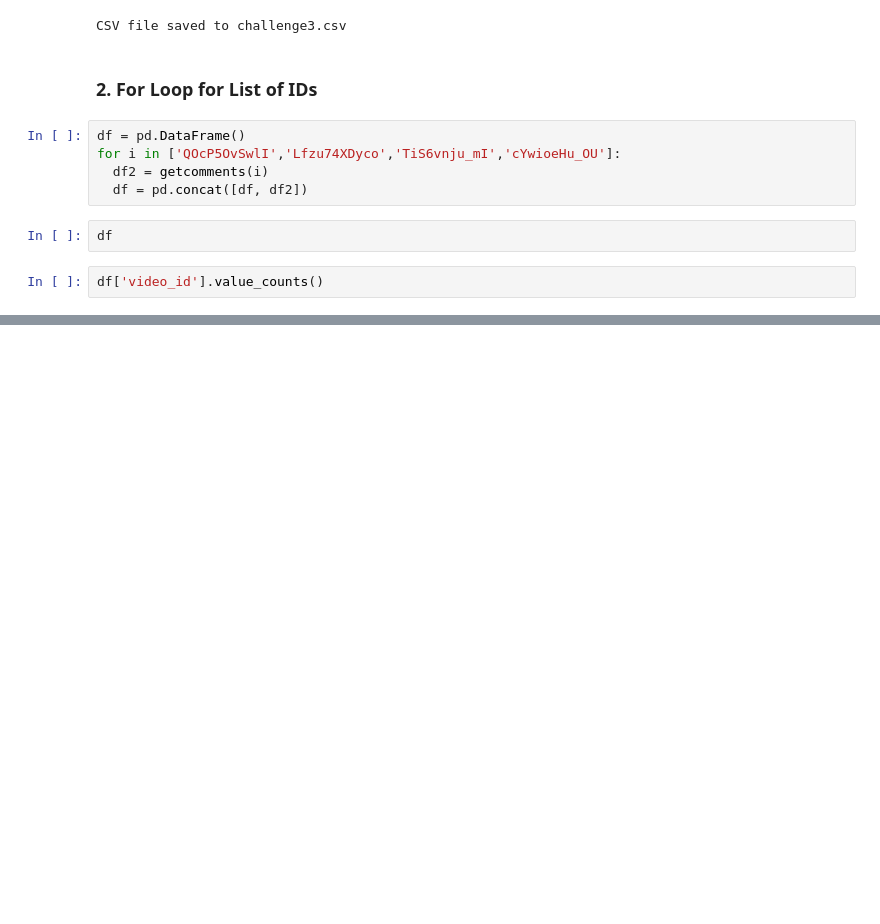
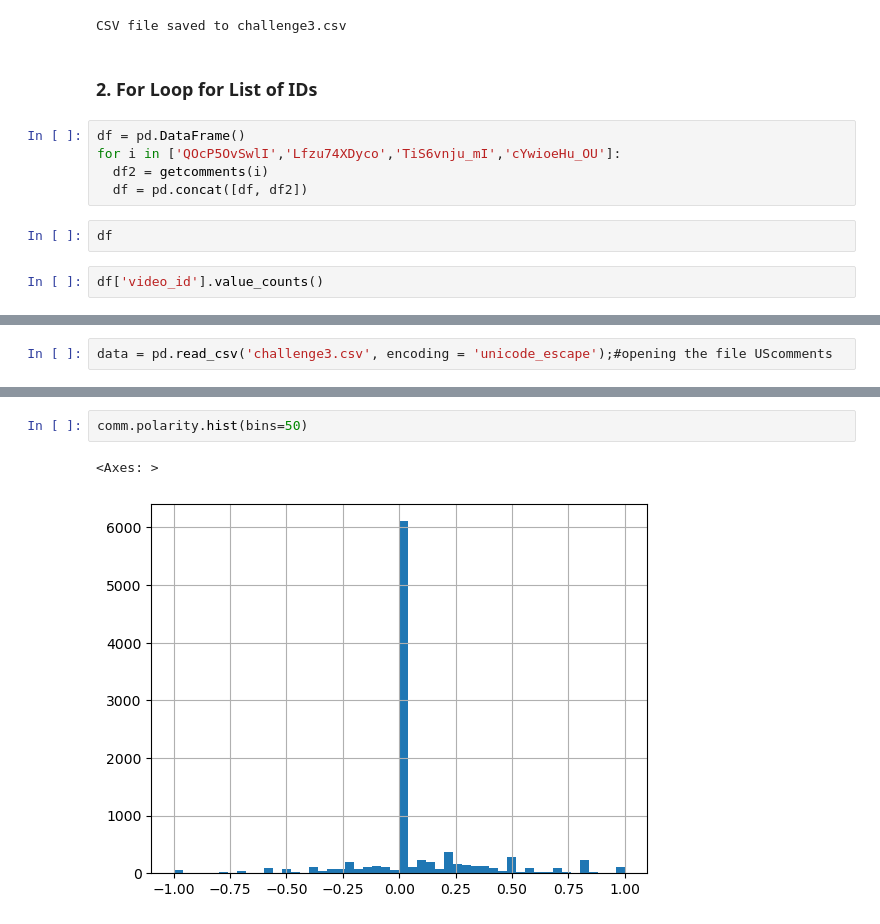
Before and after one commit to Jolmed26/Programacion_2, a Jupyter notebook: Challenges/Challenge_3/Challenge_3_NLP.ipynb, the cells around one changed output, grey strips where cells are left out. Drawn from its saved outputs; the diff is of its cells as text; blank space fills up the shorter version.

```diff
--- a/Challenges/Challenge_3/Challenge_3_NLP.ipynb
+++ b/Challenges/Challenge_3/Challenge_3_NLP.ipynb
@@ -228,0 +250,2 @@ df['video_id'].value_counts()
+# %%
+data = pd.read_csv('challenge3.csv', encoding = 'unicode_escape');#opening the file UScomments
@@ -228,0 +397,5 @@ df['video_id'].value_counts()
+# %%
+comm.polarity.hist(bins=50)
+# %% [output]
+<Axes: >
+[figure, added]
```
Also changed, not shown: parts of 48 cells of this notebook.
